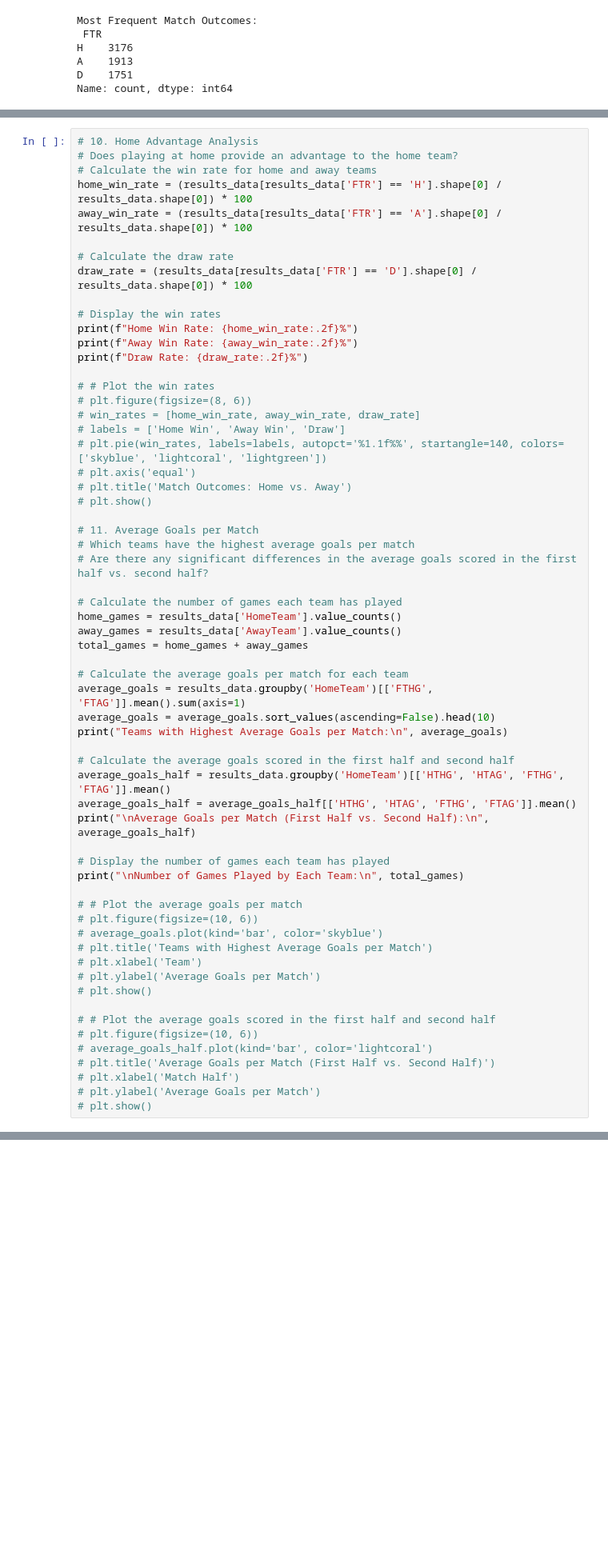
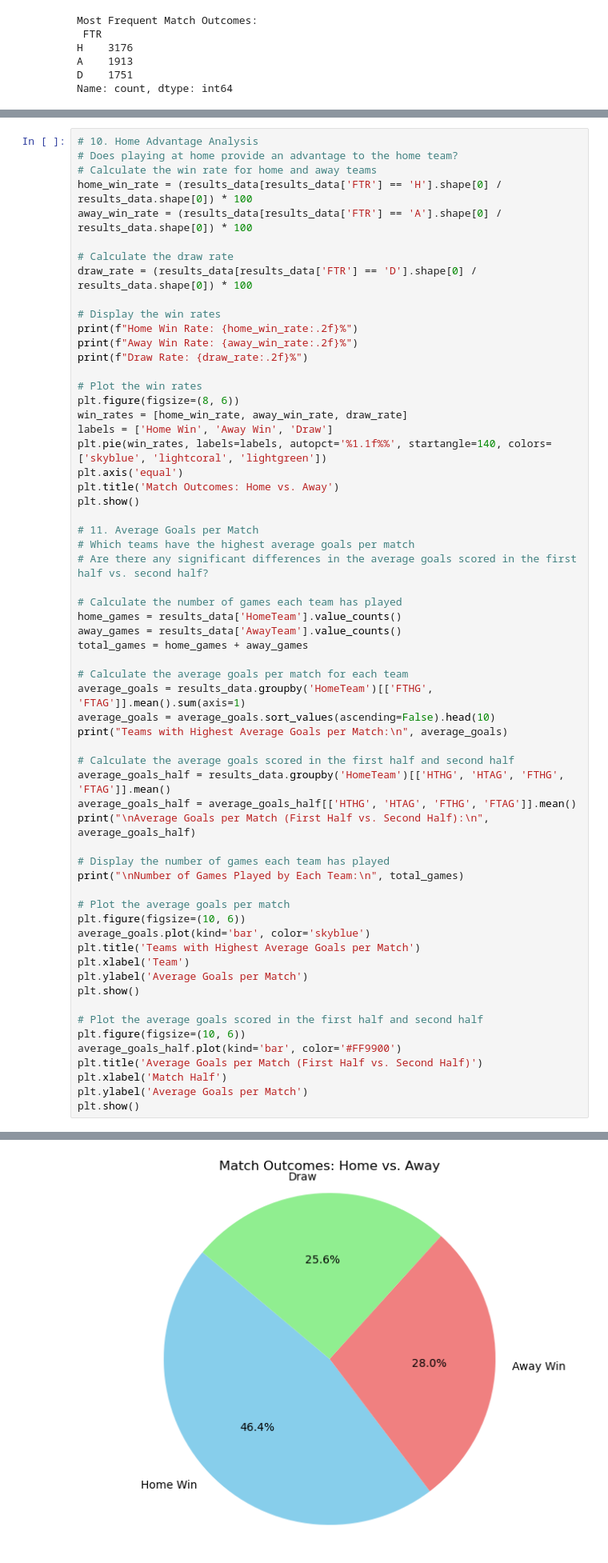
Before and after one commit to kadevirgil/CS4580_EDA, a Jupyter notebook: main.ipynb, the cells around one changed output, grey strips where cells are left out. Shown: that part at 80% size. Saved outputs shown, nothing was run; the diff lists cells and outputs as text; blank space fills up the shorter version.

Commit message:
home advantage analysis

```diff
--- a/main.ipynb
+++ b/main.ipynb
@@ -415,14 +390,14 @@ print(f"Home Win Rate: {home_win_rate:.2f}%")
 print(f"Away Win Rate: {away_win_rate:.2f}%")
 print(f"Draw Rate: {draw_rate:.2f}%")
 
-# # Plot the win rates
-# plt.figure(figsize=(8, 6))
-# win_rates = [home_win_rate, away_win_rate, draw_rate]
-# labels = ['Home Win', 'Away Win', 'Draw']
-# plt.pie(win_rates, labels=labels, autopct='%1.1f%%', startangle=140, colors=['skyblue', 'lightcoral', 'lightgreen'])
-# plt.axis('equal')
-# plt.title('Match Outcomes: Home vs. Away')
-# plt.show()
+# Plot the win rates
+plt.figure(figsize=(8, 6))
+win_rates = [home_win_rate, away_win_rate, draw_rate]
+labels = ['Home Win', 'Away Win', 'Draw']
+plt.pie(win_rates, labels=labels, autopct='%1.1f%%', startangle=140, colors=['skyblue', 'lightcoral', 'lightgreen'])
+plt.axis('equal')
+plt.title('Match Outcomes: Home vs. Away')
+plt.show()
 
 # 11. Average Goals per Match
 # Which teams have the highest average goals per match
@@ -446,21 +421,21 @@ print("\nAverage Goals per Match (First Half vs. Second Half):\n", average_goals
 # Display the number of games each team has played
 print("\nNumber of Games Played by Each Team:\n", total_games)
 
-# # Plot the average goals per match
-# plt.figure(figsize=(10, 6))
-# average_goals.plot(kind='bar', color='skyblue')
-# plt.title('Teams with Highest Average Goals per Match')
-# plt.xlabel('Team')
-# plt.ylabel('Average Goals per Match')
-# plt.show()
+# Plot the average goals per match
+plt.figure(figsize=(10, 6))
+average_goals.plot(kind='bar', color='skyblue')
+plt.title('Teams with Highest Average Goals per Match')
+plt.xlabel('Team')
+plt.ylabel('Average Goals per Match')
+plt.show()
 
-# # Plot the average goals scored in the first half and second half
-# plt.figure(figsize=(10, 6))
-# average_goals_half.plot(kind='bar', color='lightcoral')
-# plt.title('Average Goals per Match (First Half vs. Second Half)')
-# plt.xlabel('Match Half')
-# plt.ylabel('Average Goals per Match')
-# plt.show()
+# Plot the average goals scored in the first half and second half
+plt.figure(figsize=(10, 6))
+average_goals_half.plot(kind='bar', color='#FF9900')
+plt.title('Average Goals per Match (First Half vs. Second Half)')
+plt.xlabel('Match Half')
+plt.ylabel('Average Goals per Match')
+plt.show()
 # %% [output]
 Home Win Rate: 46.43%
 Away Win Rate: 27.97%
@@ -481,0 +443 @@ Name: count, dtype: int64
+[figure, added]
```
Also changed, not shown: parts of 14 cells of this notebook, 1 other file.
